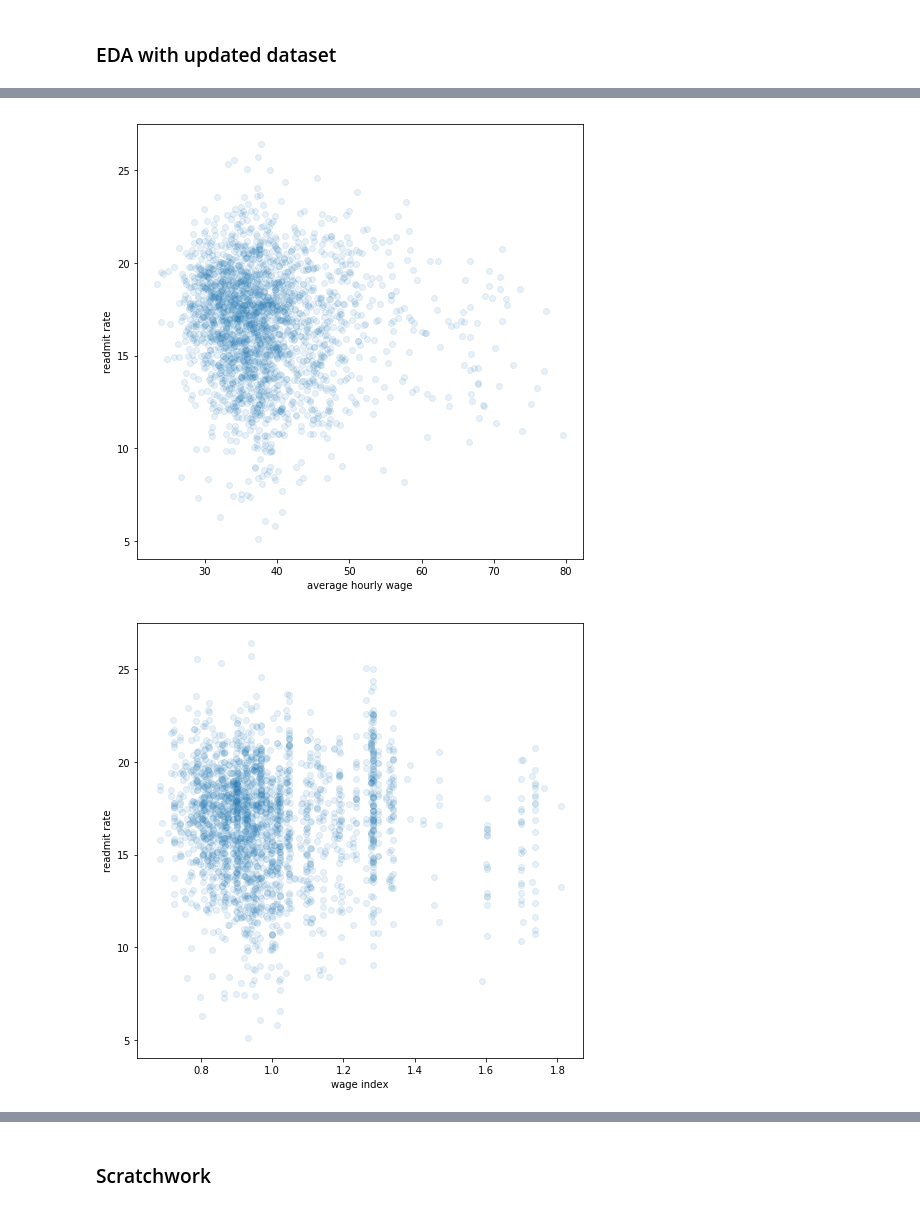
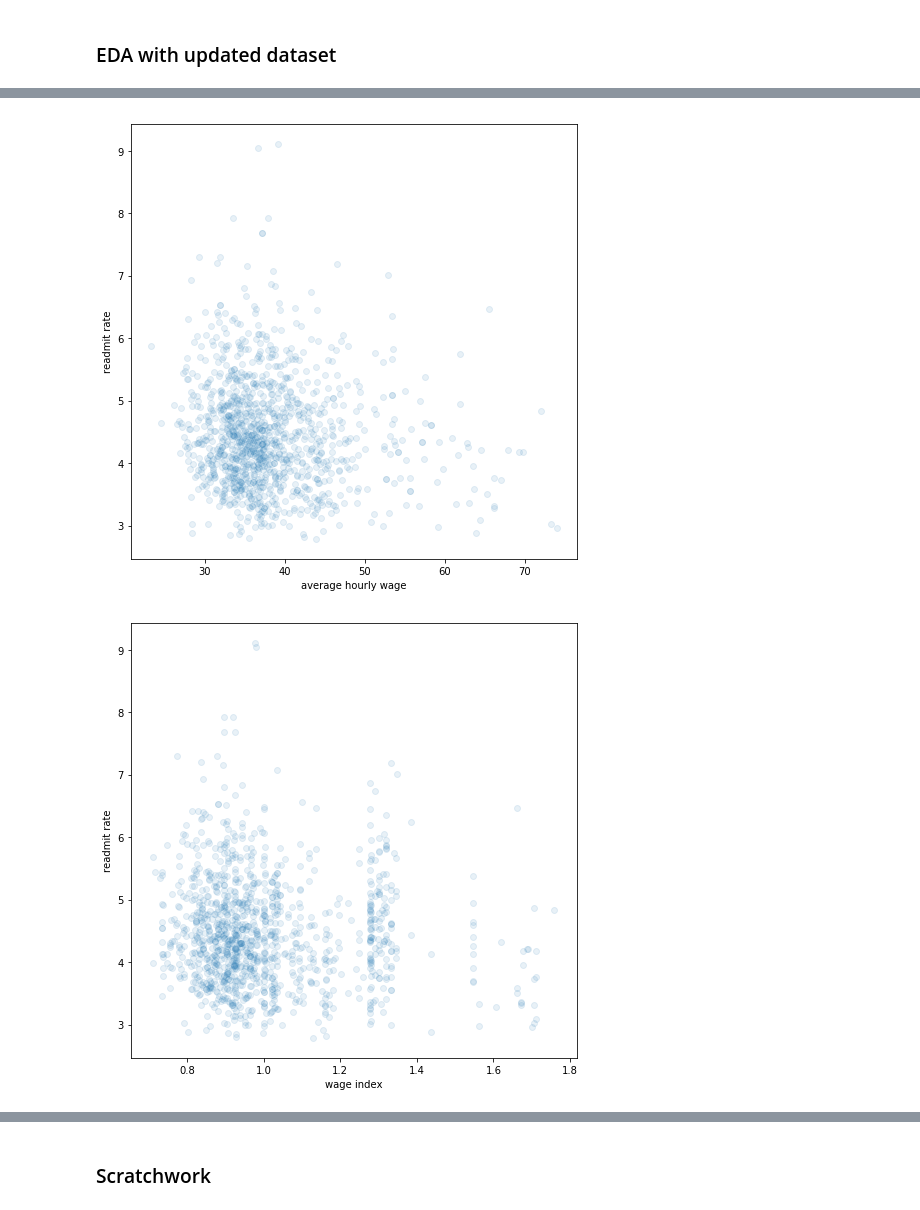
Before and after one commit to jocelynlau/metis-projects-2-5, a Jupyter notebook: project 2/importing data + EDA.ipynb, the cells around one changed output, grey strips where cells are left out. Cells and saved outputs as stored; diff of their text form; code cells hidden in the pictures.

```diff
--- a/project 2/importing data + EDA.ipynb
+++ b/project 2/importing data + EDA.ipynb
@@ -594,0 +913,3 @@ censusincome.head(5)
+# %%
+education_df = education_df.dropna(subset = ['Area name'])
+education_df.shape
@@ -594,0 +918,22 @@ censusincome.head(5)
+# %%
+def clean_edu(education_df):
+    #create county_state column for joining to hospital data
+#     education_df['area_name'] = [x for x in education_df['Area name']]
+    education_df['county_pre'] = [x.upper() for x in education_df['Area name']]
+    #remove the words "COUNTY" or "PARISH" in the county name
+    education_df['county'] = [x[:x.find(" COUNTY")] if 'COUNTY' in x
+                                 else x[:x.find(" PARISH")] if 'PARISH' in x
+                                 else "THE DISTRICT" if x=='DISTRICT OF COLUMBIA'
+                                 else x
+                                 for x in education_df['county_pre']]
+    education_df['county_st'] = education_df['county']+"_"+education_df['State']
+    #create education variable
+    education_df['some_college_or_higher'] = education_df["Percent of adults completing some college or associate's degree, 2013-17"]+education_df["Percent of adults with a bachelor's degree or higher, 2013-17"]
+    #keep only the median household income column
+    education = education_df.loc[:,['county_st','some_college_or_higher']]
+    education = education.dropna(subset = ['some_college_or_higher'])
+#     education.rename(columns = {'Households!!Estimate!!Median income (dollars)':'median_household_income'}, inplace = True)
+
+    return education
+
+education = clean_edu(education_df)
@@ -600,6 +955,7 @@ censusincome.head(5)
 hosp = pd.merge(hrrp_3,geninfo,on='provider_id')
 hosp = pd.merge(hosp,wageindex,left_on='provider_id',right_on='CCN').drop('CCN',axis=1)
 hosp = pd.merge(hosp,censusincome,on='county_st') # use how='left' if you want to check which ones dropped
+hosp = pd.merge(hosp,education,on='county_st') # use how='left' if you want to check which ones dropped
 
 
 hosp1 = hosp.copy()
@@ -704,8 +1059,8 @@ Not Available                    121
 Name: mortality_national_comparison, dtype: int64
 # %%
 # drop low PRRs to avoid left tail
-hosp = hosp.loc[hosp['weighted_avg_PRR'] >=5]
-hosp = hosp.loc[hosp['3_Year_Avg_Hourly_Wage_15_16_17'].isna()==False]
+#hosp = hosp.loc[hosp['weighted_avg_PRR'] >=5]
+hosp = hosp.loc[hosp['3_Year_Avg_Hourly_Wage'].isna()==False]
 hosp = hosp.loc[hosp['hospital_overall_rating'] != 'Not Available']
 hosp = hosp.loc[hosp['mortality_national_comparison'] != 'Not Available']
 
@@ -756,17 +1111,17 @@ plt.hist(hosp['number_of_discharges'],bins=20);
 # %%
 plt.figure(figsize=(8,8))
-plt.scatter(hosp['3_Year_Avg_Hourly_Wage_15_16_17'],hosp['weighted_avg_PRR'],alpha=0.1)
+plt.scatter(hosp['3_Year_Avg_Hourly_Wage'],hosp['weighted_avg_PRR'],alpha=0.1)
 plt.xlabel('average hourly wage')
 plt.ylabel('readmit rate');
 # %% [output]
-[figure, old version]
+[figure, new version]
 # %%
 plt.figure(figsize=(8,8))
-plt.scatter(hosp['FY_2017_Wage_Index'],hosp['weighted_avg_PRR'],alpha=0.1)
+plt.scatter(hosp['FY_Wage_Index'],hosp['weighted_avg_PRR'],alpha=0.1)
 plt.xlabel('wage index')
 plt.ylabel('readmit rate');
 # %% [output]
-[figure, old version]
+[figure, new version]
 # %%
 plt.figure(figsize=(8,8))
 plt.scatter(hosp['Case_Mix_Indexes'],hosp['weighted_avg_PRR'],alpha=0.1)
```
Also changed, not shown: parts of 70 cells of this notebook, 11 other files.
